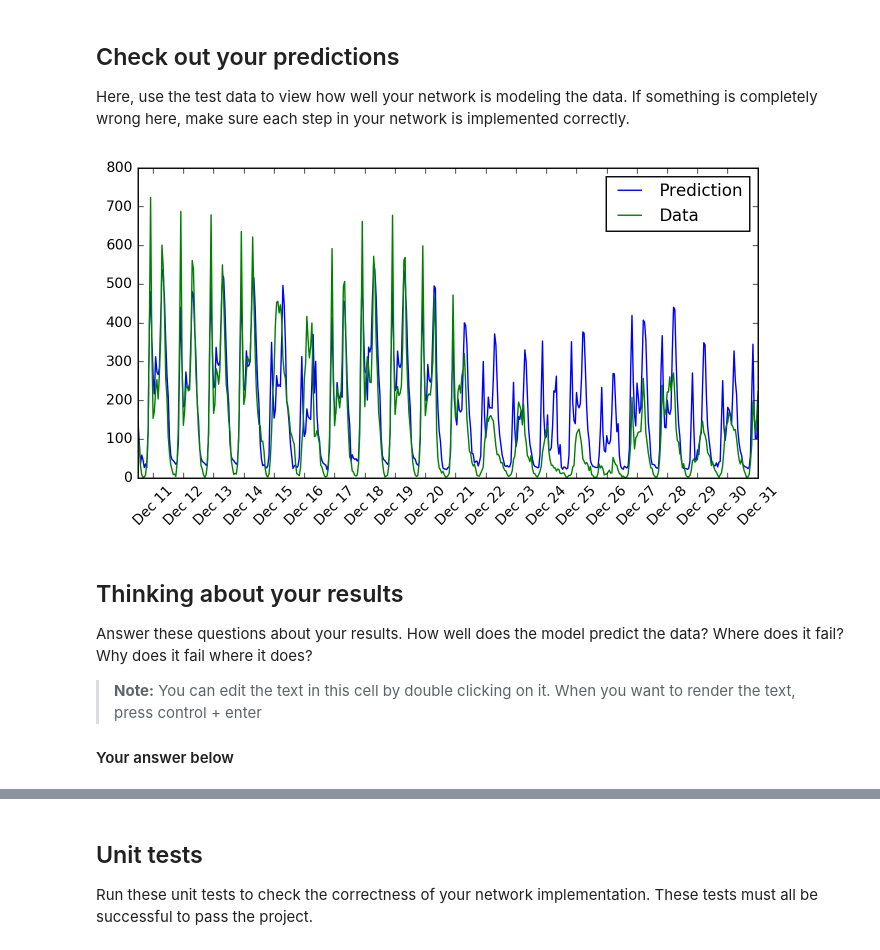
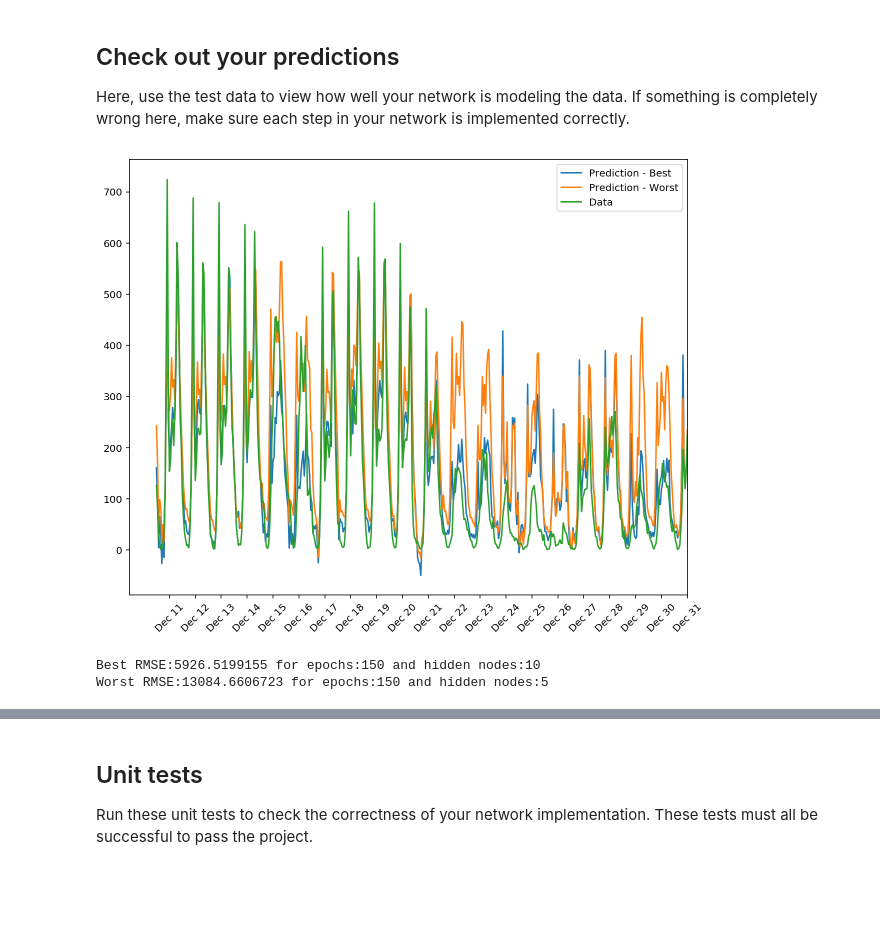
Before and after one commit to papadopc/dlndFeb2017, a Jupyter notebook: DLND-your-first-network/dlnd-your-first-neural-network.ipynb, the cells around one changed output, grey strips where cells are left out. Saved outputs shown, nothing was run; the diff lists cells and outputs as text; code cells hidden in the pictures; blank space fills up the shorter version.

```diff
--- a/DLND-your-first-network/dlnd-your-first-neural-network.ipynb
+++ b/DLND-your-first-network/dlnd-your-first-neural-network.ipynb
@@ -150,22 +150,22 @@ class NeuralNetwork(object):
 
         # TODO: Output error
         output_errors = targets-final_outputs
-        output_grad = 1*output_errors
+        output_grad = 1
 #         output_errors
         # TODO: Backpropagated error
-        hidden_errors = np.dot(self.weights_hidden_to_output.T,output_grad)
+        hidden_errors = np.dot(self.weights_hidden_to_output.T,output_grad*output_errors)
         # grad is a bit of a misnomer, since it's the gradient times the errors
-        hidden_grad = (hidden_outputs*(1-hidden_outputs))*hidden_errors
+        hidden_grad = (hidden_outputs*(1-hidden_outputs))
 
         # TODO: Update the weights
 #         print(self.weights_hidden_to_output.shape)
 #         print(hidden_outputs.shape)
 #         print(output_grad.shape)
-        self.weights_hidden_to_output += self.lr*output_errors*hidden_outputs.T # update hidden-to-output weights with gradient descent step
+        self.weights_hidden_to_output += self.lr*output_grad*output_errors*hidden_outputs.T # update hidden-to-output weights with gradient descent step
 #         print(self.weights_input_to_hidden.shape)
 #         print(hidden_grad.shape)
 #         print(inputs.shape)
-        self.weights_input_to_hidden += self.lr*hidden_grad*inputs.T # update input-to-hidden weights with gradient descent step
+        self.weights_input_to_hidden += self.lr*hidden_grad*hidden_errors*inputs.T # update input-to-hidden weights with gradient descent step
 
 
     def run(self, inputs_list):
@@ -241,26 +297,27 @@ plt.ylim(ymax=1.2)
 
 Here, use the test data to view how well your network is modeling the data. If something is completely wrong here, make sure each step in your network is implemented correctly.
 # %%
-fig, ax = plt.subplots(figsize=(8,4))
+fig, ax = plt.subplots(figsize=(10,8))
 
 mean, std = scaled_features['cnt']
-predictions = network.run(test_features)*std + mean
-ax.plot(predictions[0], label='Prediction')
+predictions_best = bestModel.run(test_features)*std + mean
+ax.plot(predictions_best[0], label='Prediction - Best')
+predictions_worst = worstModel.run(test_features)*std + mean
+ax.plot(predictions_worst[0], label='Prediction - Worst')
 ax.plot((test_targets['cnt']*std + mean).values, label='Data')
 ax.set_xlim(right=len(predictions))
 ax.legend()
+
 
 dates = pd.to_datetime(rides.ix[test_data.index]['dteday'])
 dates = dates.apply(lambda d: d.strftime('%b %d'))
 ax.set_xticks(np.arange(len(dates))[12::24])
 _ = ax.set_xticklabels(dates[12::24], rotation=45)
 # %% [output]
-[figure, old version]
+[figure, new version]
-# %% [markdown]
-## Thinking about your results
-
-Answer these questions about your results. How well does the model predict the data? Where does it fail? Why does it fail where it does?
-
-> **Note:** You can edit the text in this cell by double clicking on it. When you want to render the text, press control + enter
-
-#### Your answer below
+# %%
+print("Best RMSE:"+str(bestRMSE)+" for epochs:"+str(bestPair[0])+" and hidden nodes:"+str(bestPair[1]))
+print("Worst RMSE:"+str(worstRMSE)+" for epochs:"+str(worstPair[0])+" and hidden nodes:"+str(worstPair[1]))
+# %% [output]
+Best RMSE:5926.5199155 for epochs:150 and hidden nodes:10
+Worst RMSE:13084.6606723 for epochs:150 and hidden nodes:5
```
Also changed, not shown: parts of 11 cells of this notebook, 1 other file.
